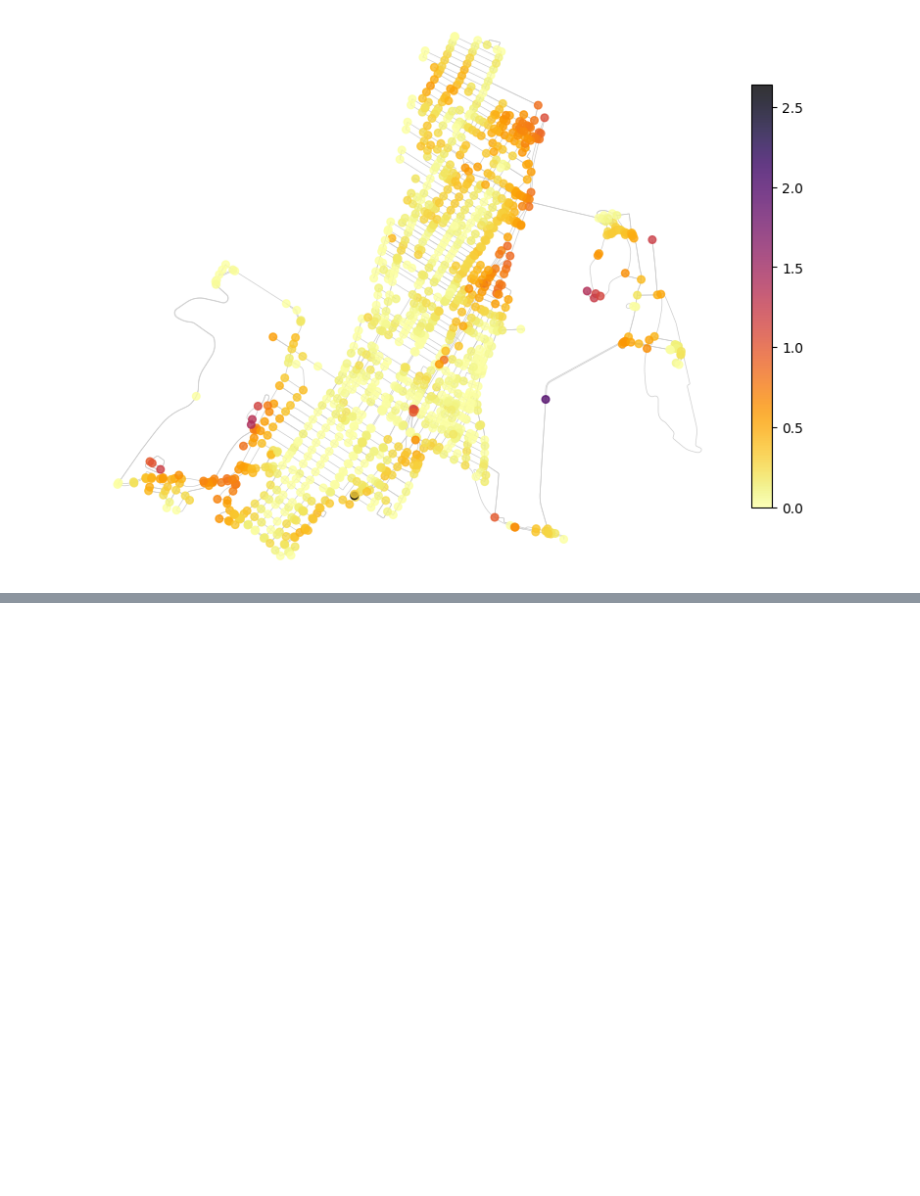
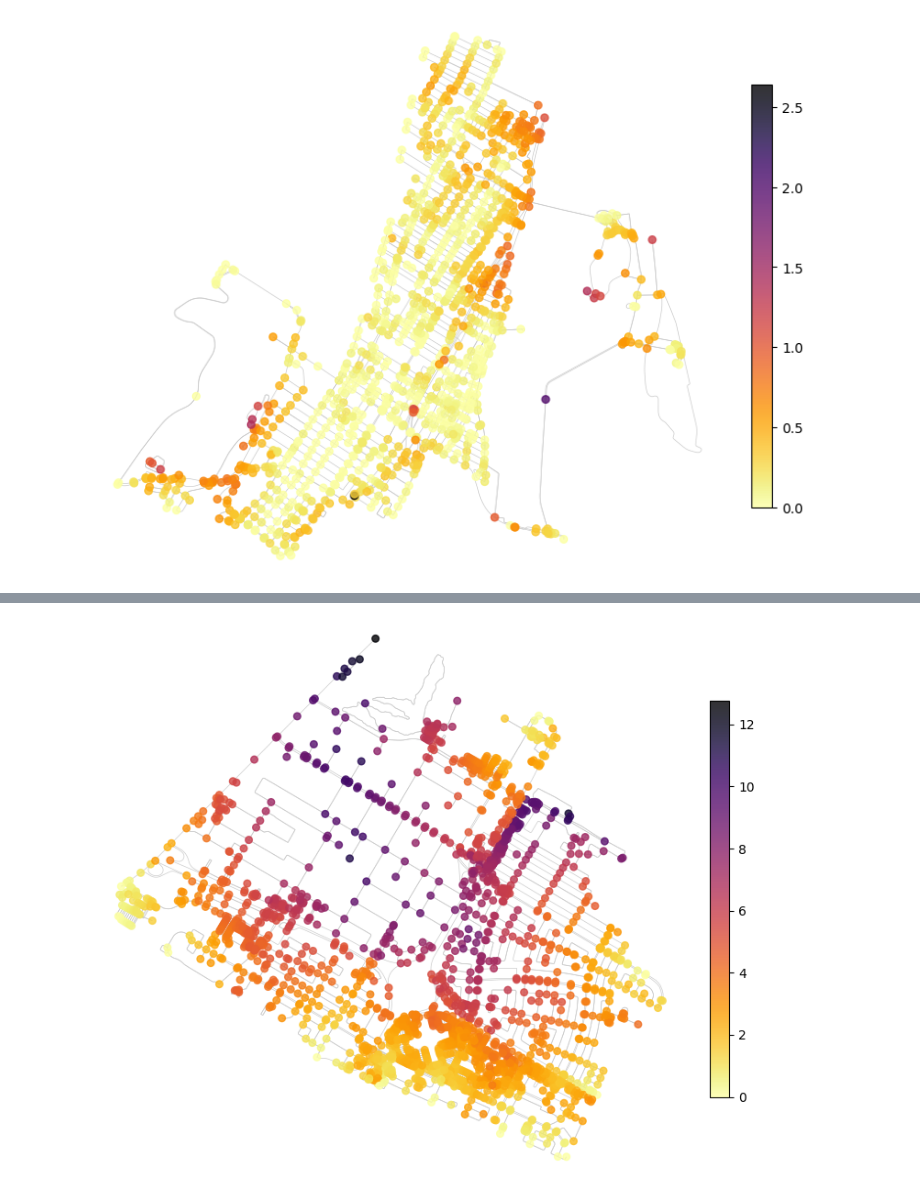
Before and after one commit to michelo200/GDS_project_deployment, a Jupyter notebook: initial_analysis/final_distances_and_plotting.ipynb, the cells around one changed output, grey strips where cells are left out. Saved outputs shown, nothing was run; the diff lists cells and outputs as text; code cells hidden in the pictures; blank space fills up the shorter version.

```diff
--- a/initial_analysis/final_distances_and_plotting.ipynb
+++ b/initial_analysis/final_distances_and_plotting.ipynb
@@ -541,0 +574,7 @@ plot_neighborhood_graph(transportation_type='driving',
+# %%
+plot_neighborhood_graph(transportation_type='biking',
+                        neighbourhood='Anjou',
+                        distances_by_transportation=biking_distances,
+                        amenity='hospital')
+# %% [output]
+[figure, added]
```
Also changed, not shown: parts of 8 cells of this notebook, 3 other files.
